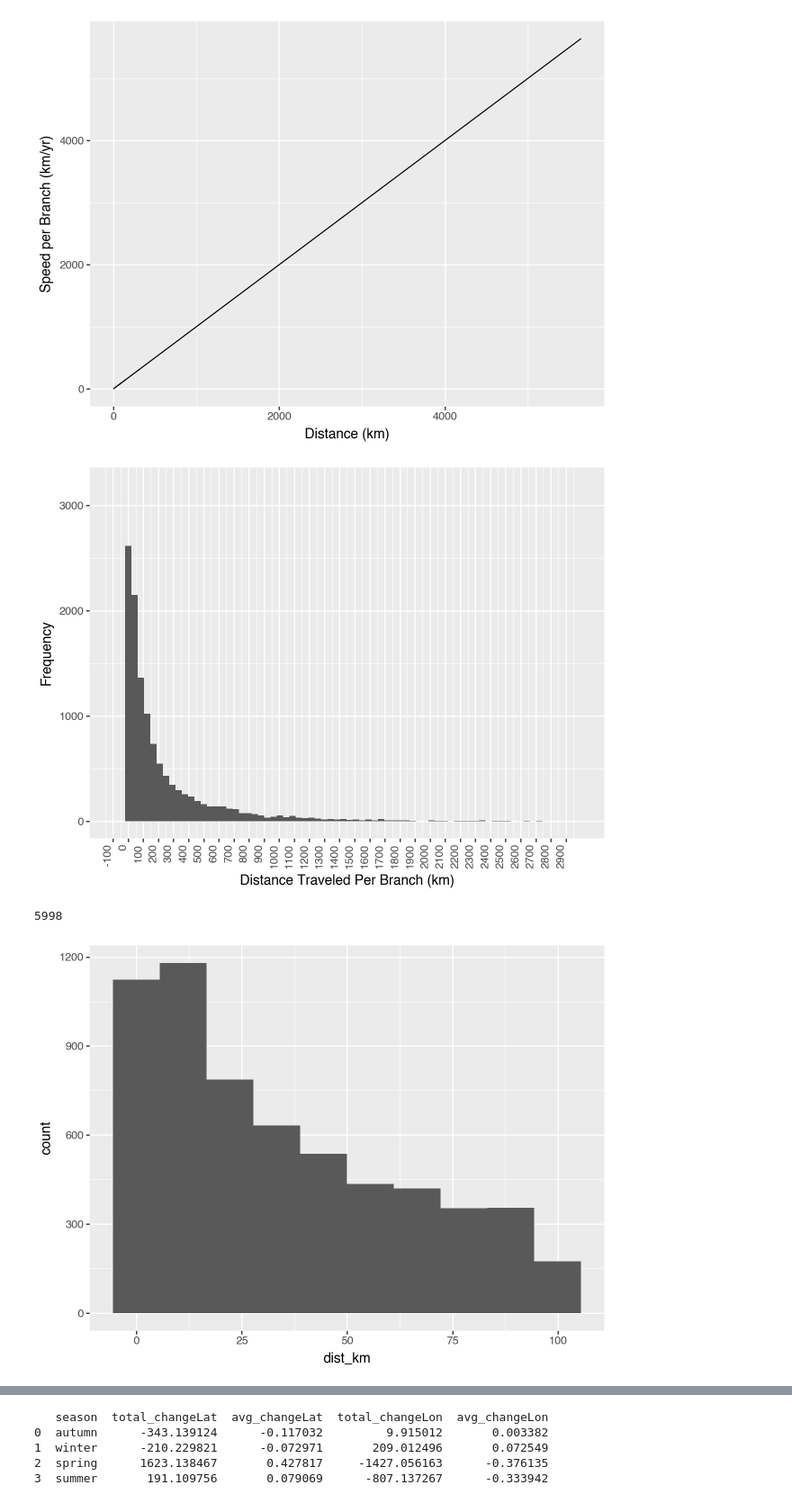
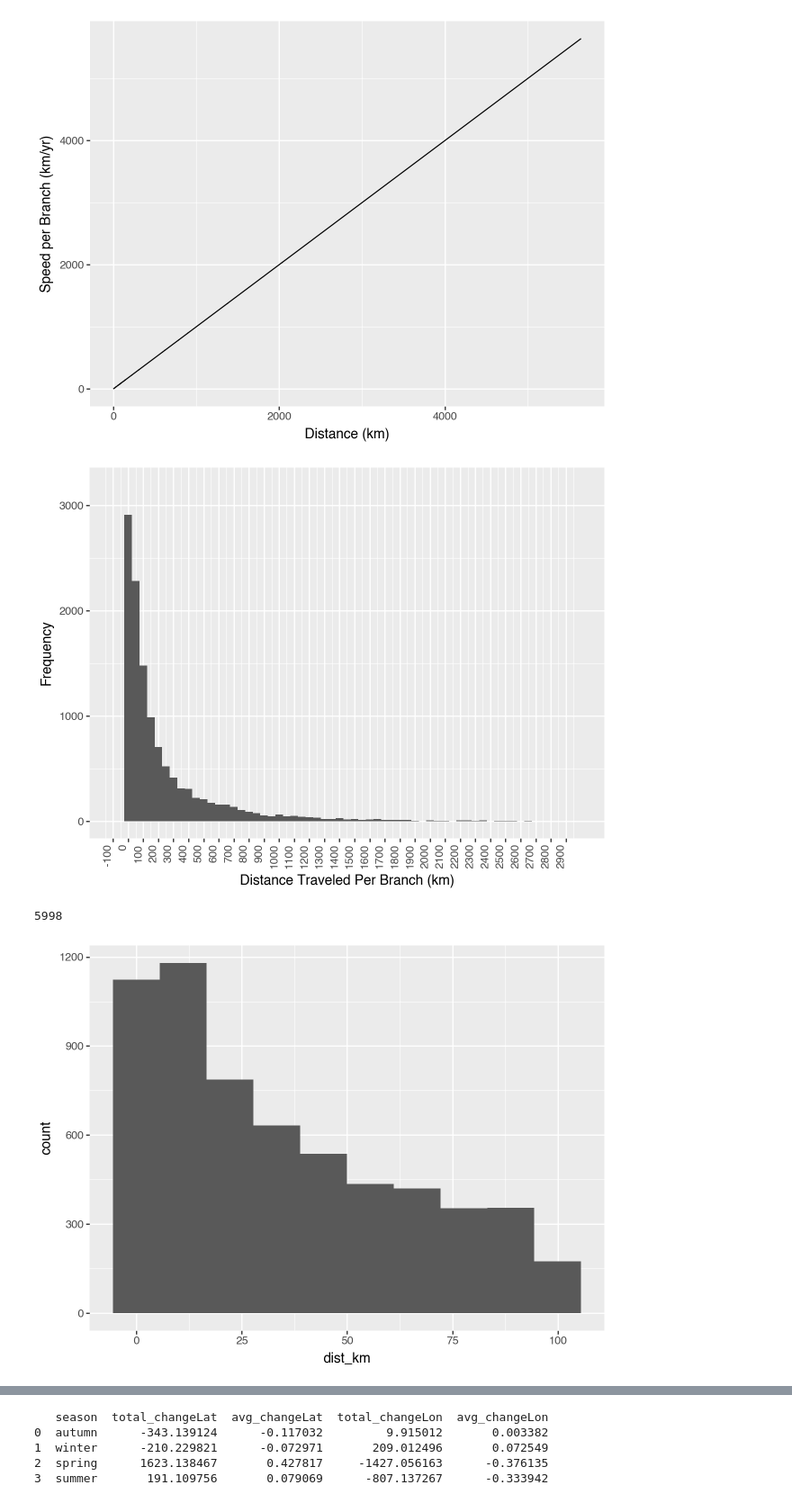
Before and after one commit to moncla-lab/H5-avian-ecology, a Jupyter notebook: cont_phyl_mcc_plotting.ipynb, the cells around one changed output, grey strips where cells are left out. Shown at 90% size. Saved outputs shown, nothing was run; the diff lists cells and outputs as text; code cells hidden in the pictures.

```diff
--- a/cont_phyl_mcc_plotting.ipynb
+++ b/cont_phyl_mcc_plotting.ipynb
@@ -693,11 +693,11 @@ season_colors = {"winter":"#AA7722",
               }
 
 season_order = ["autumn", "winter", "spring", "summer"]
-mcc_seas_mon["season"] = pd.Categorical(mcc_seas_mon["season"], categories=season_order, ordered=True)
+mcc_seas_mon_state_flyway_upt2["season"] = pd.Categorical(mcc_seas_mon_state_flyway_upt2["season"], categories=season_order, ordered=True)
 
 seasonal_scatter = (
-    ggplot(mcc_seas_mon, aes(x = "changeLon", y = "changeLat", color = "season"))
-    + geom_point(alpha = 0.2)
+    ggplot(mcc_seas_mon_state_flyway_upt2, aes(x = "changeLon", y = "changeLat", color = "season"))
+    + geom_point(alpha = 0.5)
     # + stat_ellipse(type='t', level=0.95, size=1)
     + scale_color_manual(values=season_colors)
     # + facet_wrap("endYear_whole")
@@ -716,11 +716,11 @@ seasonal_scatter.show()
 season_year_order = ["autumn_2021", "winter_2021/22", "spring_2022", "summer_2022", "autumn_2022", "winter_2022/23",
                      "spring_2023", "summer_2023", "autumn_2023", "winter_2023/24", "spring_2024", "summer_2024",
                      "autumn_2024", "winter_2024"]
-mcc_seas_mon_withDirections["season_year"] = pd.Categorical(mcc_seas_mon_withDirections["season_year"],
+mcc_seas_mon_state_flyway_upt2["season_year"] = pd.Categorical(mcc_seas_mon_state_flyway_upt2["season_year"],
                                                             categories=season_year_order, ordered=True)
 
 prop_direction_latitude = (
-    ggplot(mcc_seas_mon_withDirections, aes(x = "season_year", fill = "changeLat_direction"))
+    ggplot(mcc_seas_mon_state_flyway_upt2, aes(x = "season_year", fill = "changeLat_direction"))
         + geom_bar(position = "fill")
         + scale_fill_manual(values={"north": "#2B57B3", "south": "#AA7722"}, name="Direction",
                             labels={"north":"North", "south": "South"})
@@ -730,7 +730,7 @@ prop_direction_latitude = (
     )
 
 prop_direction_longitude = (
-    ggplot(mcc_seas_mon_withDirections, aes(x = "season_year", fill = "changeLon_direction"))
+    ggplot(mcc_seas_mon_state_flyway_upt2, aes(x = "season_year", fill = "changeLon_direction"))
         + geom_bar(position = "fill")
         + scale_fill_manual(values={"east": "#5E9B82", "west": "#C593D1"}, name="Direction",
                             labels={"east":"East", "west": "West"})
@@ -747,17 +747,17 @@ prop_direction_longitude.show()
 # %%
 # Plot 3.5: Proportion of branchs moving north/south, east/west during each month
 
-mcc_seas_mon_withDirections["month_year"] = mcc_seas_mon_withDirections["month_year"].astype(str)
+mcc_seas_mon_state_flyway_upt2["month_year"] = mcc_seas_mon_state_flyway_upt2["month_year"].astype(str)
 
 month_order = ["2021_september", "2021_october","2021_november","2021_december", "2022_january", "2022_february", "2022_march", "2022_april", "2022_may", "2022_june",
                "2022_july", "2022_august", "2022_september", "2022_october", "2022_november", "2022_december","2023_january", "2023_february", "2023_march", "2023_april",
                "2023_may", "2023_june", "2023_july", "2023_august", "2023_september", "2023_october", "2023_november", "2023_december", "2024_january", "2024_february",
                "2024_march", "2024_april", "2024_may", "2024_june","2024_july", "2024_august", "2024_september", "2024_october", "2024_november", "2024_december"]
 
-mcc_seas_mon_withDirections["month_year"] = pd.Categorical(mcc_seas_mon_withDirections["month_year"], categories=month_order, ordered=True)
+mcc_seas_mon_state_flyway_upt2["month_year"] = pd.Categorical(mcc_seas_mon_state_flyway_upt2["month_year"], categories=month_order, ordered=True)
 
 prop_direction_latitude_month = (
-    ggplot(mcc_seas_mon_withDirections, aes(x = "month_year", fill = "changeLat_direction"))
+    ggplot(mcc_seas_mon_state_flyway_upt2, aes(x = "month_year", fill = "changeLat_direction"))
         + geom_bar(position = "fill")
         + scale_fill_manual(values={"north": "#2B57B3", "south": "#AA7722"}, name="Direction",
                             labels={"north":"North", "south": "South"})
@@ -767,7 +767,7 @@ prop_direction_latitude_month = (
     )
 
 prop_direction_longitude_month = (
-    ggplot(mcc_seas_mon_withDirections, aes(x = "month_year", fill = "changeLon_direction"))
+    ggplot(mcc_seas_mon_state_flyway_upt2, aes(x = "month_year", fill = "changeLon_direction"))
         + geom_bar(position = "fill")
         + scale_fill_manual(values={"east": "#5E9B82", "west": "#C593D1"}, name="Direction",
                             labels={"east":"East", "west": "West"})
@@ -838,27 +838,27 @@ dist_vs_speed.show()
 # %%
 # Plot 6: Histogram of distance (km) per branch
 
 dist_freq = (
-    ggplot(mcc_seas_mon, aes(x = "dist_km"))
-    + geom_histogram(bins = 75) # If bins < 50, I don't really get full resolution below 100 km
+    ggplot(mcc_seas_mon_state_flyway_upt2, aes(x = "dist_km"))
+    + geom_histogram(binwidth = 50) # Each bin is 50 km
     + scale_x_continuous(limits=(-100, 3000), breaks=range(-100, 2999, 100))
     + ylim(0, 3200)
     + labs(x = "Distance Traveled Per Branch (km)", y = "Frequency")
     + theme(axis_text_x=element_text(rotation=90, hjust=1))
 )
 
 dist_freq.show()
 
 # I'm just curious what it looks like below 100 km
 
-just_curious = mcc_seas_mon[mcc_seas_mon["dist_km"] < 100]
+just_curious = mcc_seas_mon_state_flyway_upt2[mcc_seas_mon_state_flyway_upt2["dist_km"] < 100]
 print(len(just_curious))
 just_curious = (
     ggplot(just_curious, aes(x = "dist_km"))
     + geom_histogram(bins = 10)
 )
 just_curious.show()
 # %% [output]
-[figure, old version]
+[figure, new version]
 5998
 [figure]
```
Also changed, not shown: parts of 10 cells of this notebook, 4 other files.
